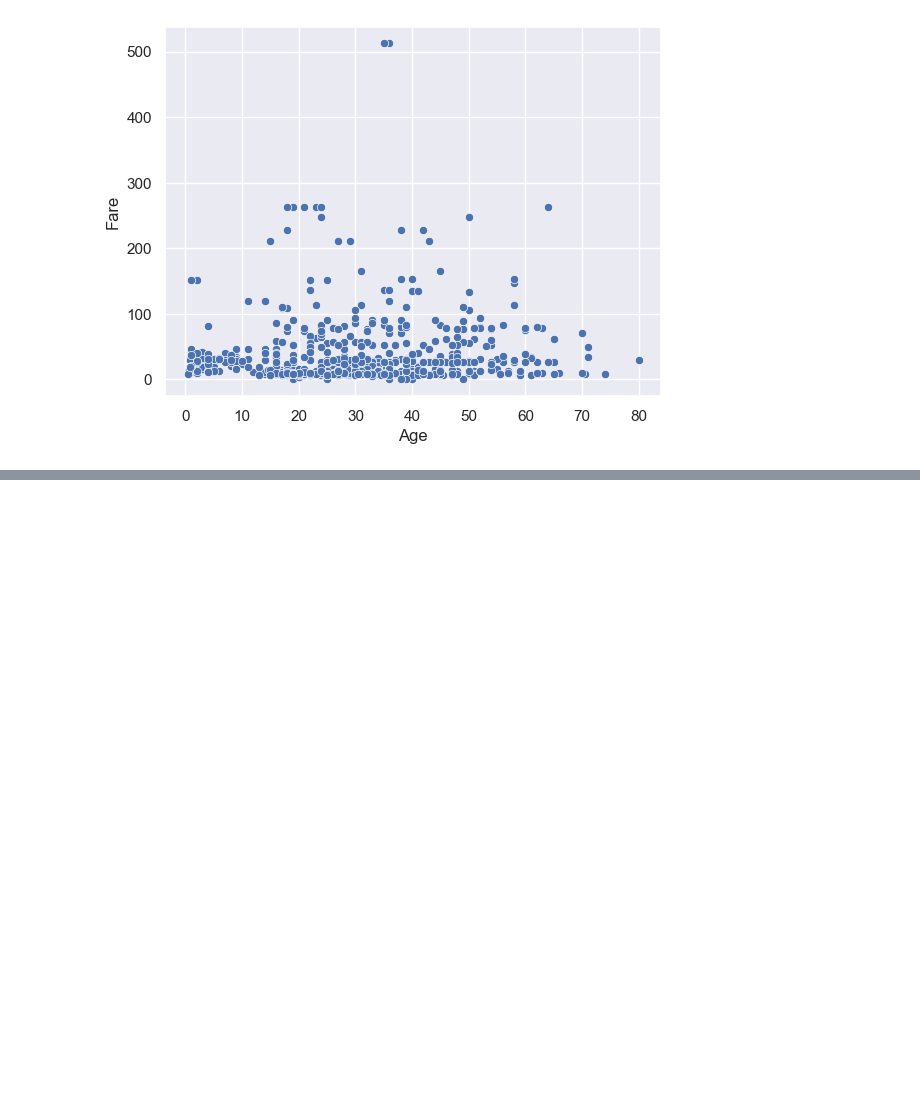
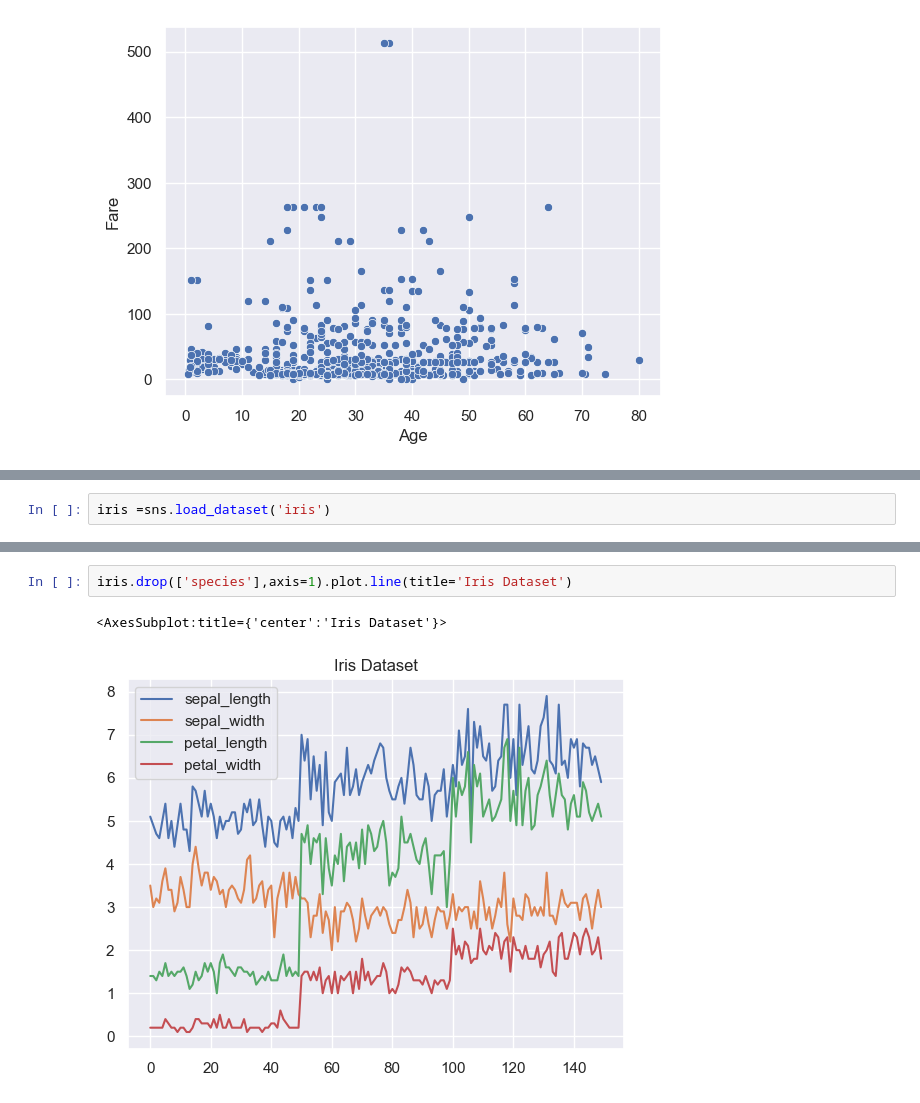
Before and after one commit to saad1931/Data_Analysis_using_Python, a Jupyter notebook: Module4.ipynb, the cells around one changed output, grey strips where cells are left out. Cells and saved outputs as stored; diff of their text form; blank space fills up the shorter version.

```diff
--- a/Module4.ipynb
+++ b/Module4.ipynb
@@ -161,0 +175,2 @@ TypeError: Value after * must be an iterable, not int
+# %%
+iris =sns.load_dataset('iris')
@@ -161,0 +201,5 @@ TypeError: Value after * must be an iterable, not int
+# %%
+iris.drop(['species'],axis=1).plot.line(title='Iris Dataset')
+# %% [output]
+<AxesSubplot:title={'center':'Iris Dataset'}>
+[figure, added]
```
Also changed, not shown: parts of 25 cells of this notebook.
